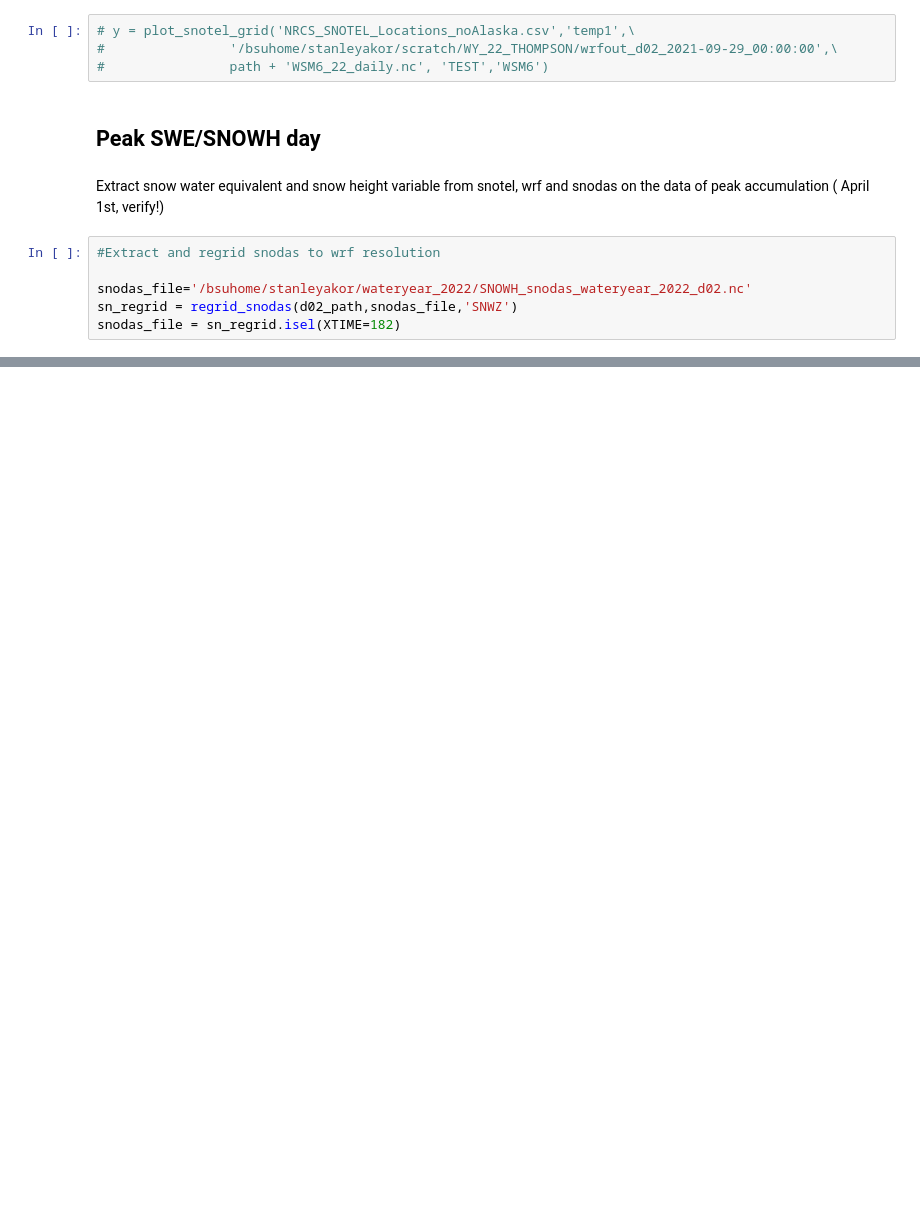
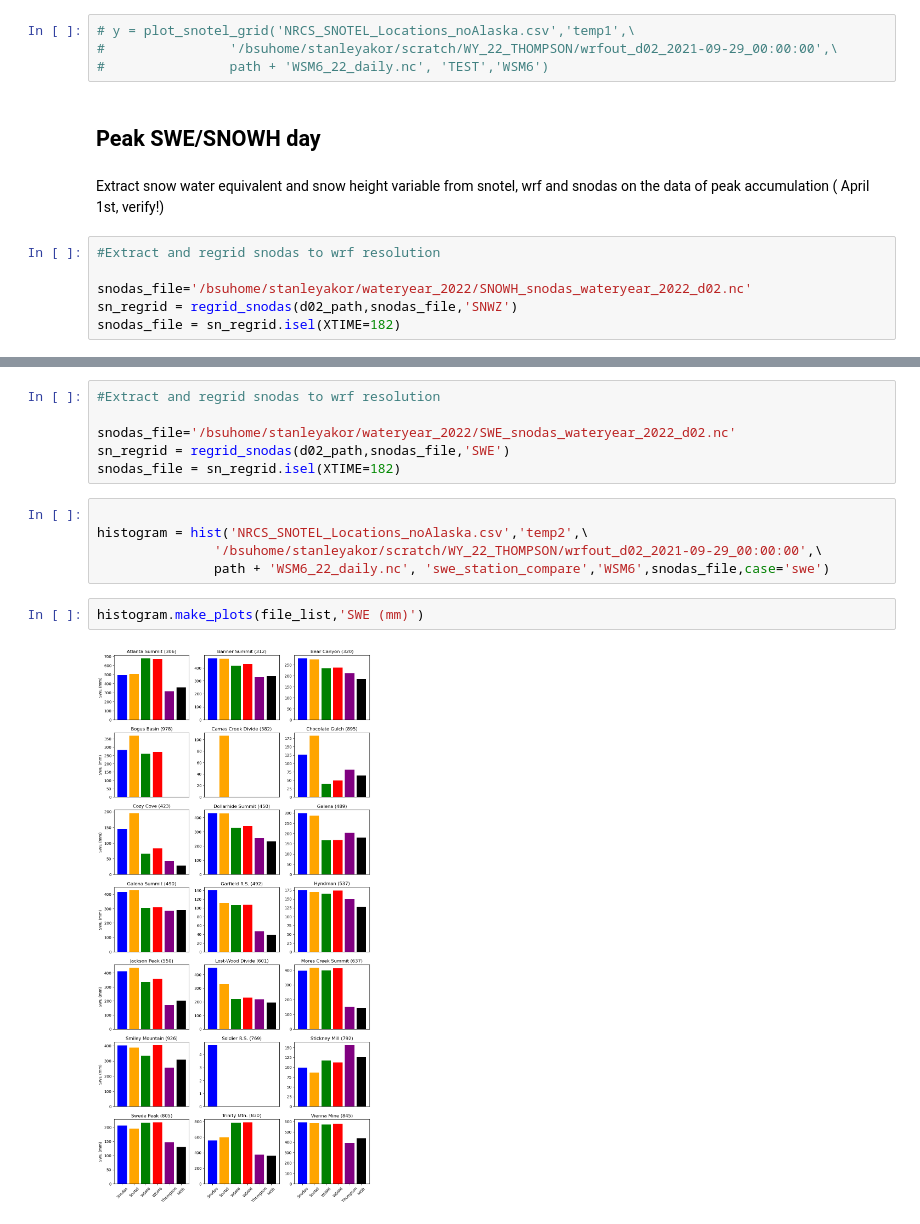
Before and after one commit to stanleyakor1/Python-tutorial, a Jupyter notebook: wrf-python/WY_2022_ANALYSIS.ipynb, the cells around one changed output, grey strips where cells are left out. Saved outputs shown, nothing was run; the diff lists cells and outputs as text; blank space fills up the shorter version.

```diff
--- a/wrf-python/WY_2022_ANALYSIS.ipynb
+++ b/wrf-python/WY_2022_ANALYSIS.ipynb
@@ -54,0 +62,15 @@ histogram.make_plots(file_list)
+# %%
+#Extract and regrid snodas to wrf resolution
+
+snodas_file='/bsuhome/stanleyakor/wateryear_2022/SWE_snodas_wateryear_2022_d02.nc'
+sn_regrid = regrid_snodas(d02_path,snodas_file,'SWE')
+snodas_file = sn_regrid.isel(XTIME=182)
+# %%
+
+histogram = hist('NRCS_SNOTEL_Locations_noAlaska.csv','temp2',\
+               '/bsuhome/stanleyakor/scratch/WY_22_THOMPSON/wrfout_d02_2021-09-29_00:00:00',\
+               path + 'WSM6_22_daily.nc', 'swe_station_compare','WSM6',snodas_file,case='swe')
+# %%
+histogram.make_plots(file_list,'SWE (mm)')
+# %% [output]
+[figure, added]
```
Also changed, not shown: parts of 5 cells of this notebook, 1 other file.
